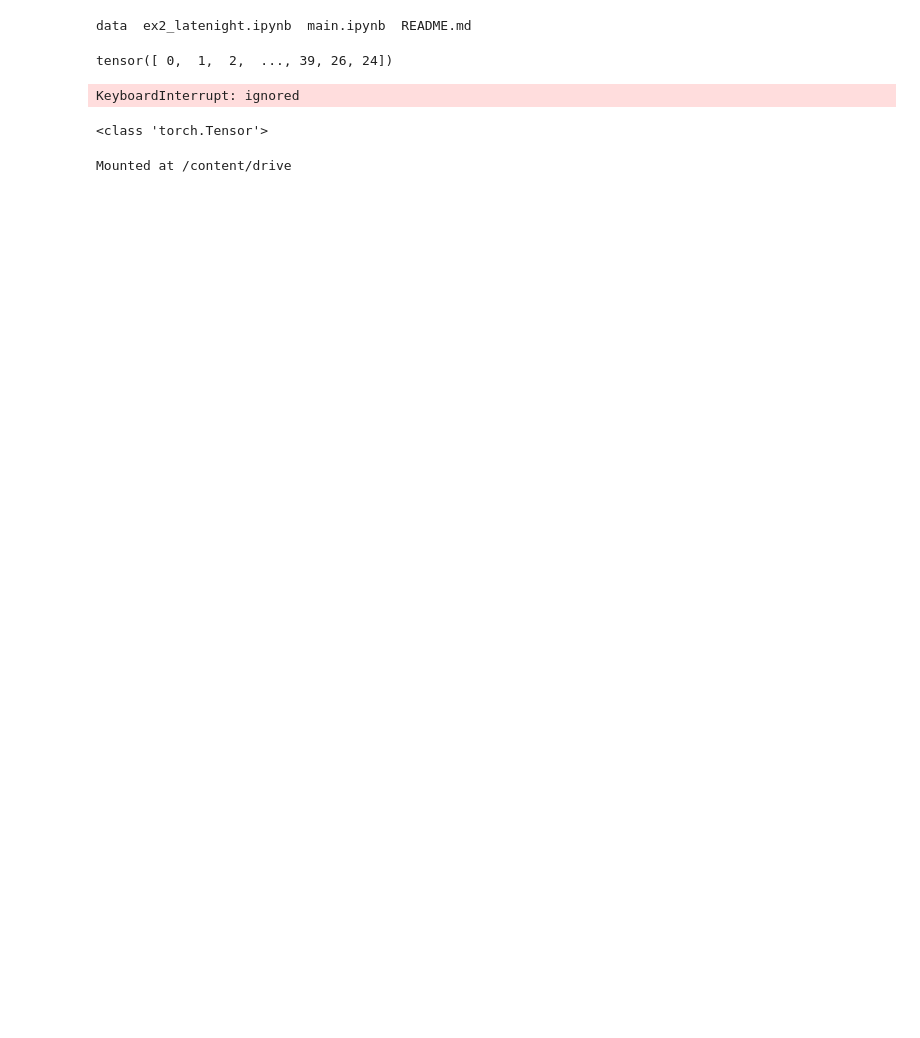
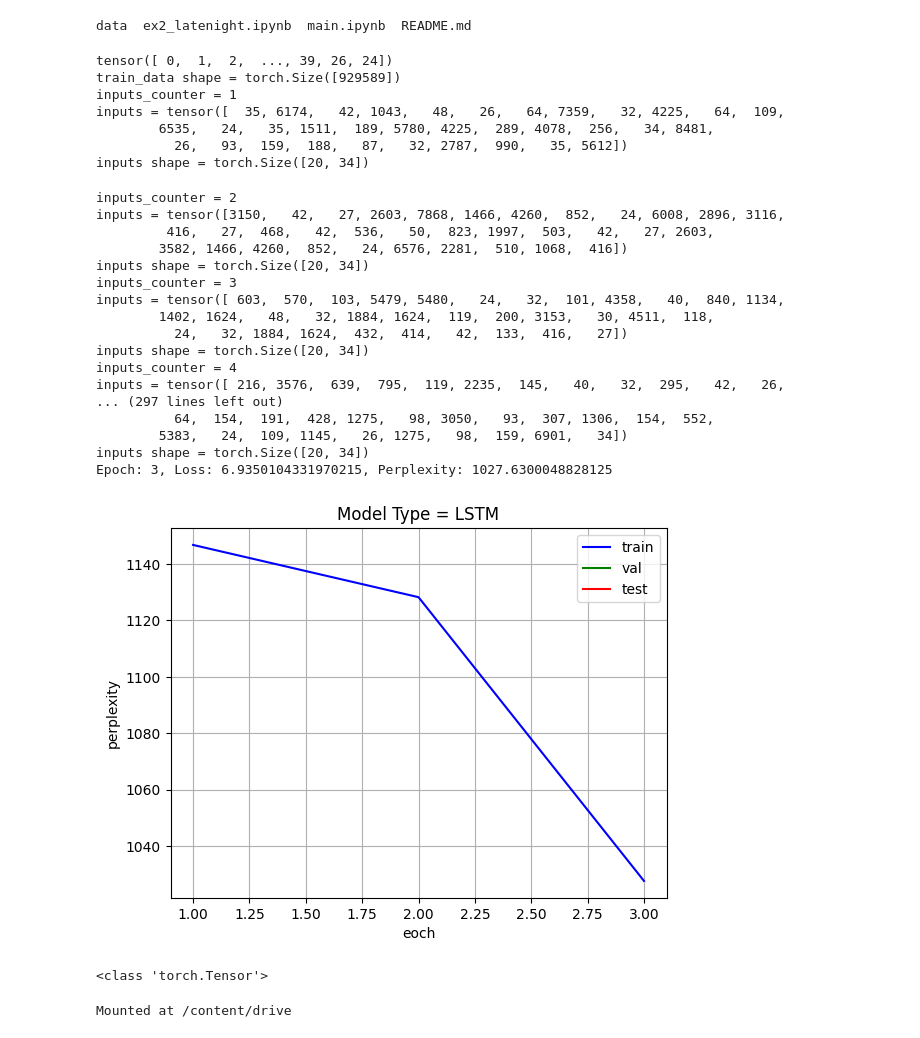
Before and after one commit to AK18k/ex2_1, a Jupyter notebook: ex2_latenight.ipynb, the cells around one changed output. Drawn from its saved outputs; the diff is of its cells as text; code cells hidden in the pictures; blank space fills up the shorter version.

```diff
--- a/ex2_latenight.ipynb
+++ b/ex2_latenight.ipynb
@@ -184,36 +184,71 @@ model = LanguageModel(vocab_size, embedding_dim, hidden_dim)
 loss_function = nn.CrossEntropyLoss()
 
 # Define an optimizer
 optimizer = optim.Adam(model.parameters(), lr=0.01)
 
 # Training loop
+print(f'train_data shape = {train_data.shape}')
 results_m = Result_Matrix('LSTM')
-for epoch in range(1):  # replace 10 with the number of epochs you want to train
+for epoch in range(3):  # replace 10 with the number of epochs you want to train
+    inputs_counter = 0
     for inputs in dataloader:
         targets = inputs[:, 1:].contiguous()
         inputs = inputs[:, :-1].contiguous()
+
+        inputs_counter = inputs_counter + 1
+        print(f'inputs_counter = {inputs_counter}')
+        print(f'inputs = {inputs[0]}')
+        print(f'inputs shape = {inputs.shape}')
 
         # Forward pass
         outputs = model(inputs)
         outputs = outputs.view(-1, outputs.size(-1))
 
         targets = targets.view(-1)
 
         loss = loss_function(outputs, targets)
 
         # Calculate perplexity
         perplexity = torch.exp(loss)
-        results_m.add_result(perplexity.detach().numpy(), 'train')
 
         # Backward pass and optimization
         optimizer.zero_grad()
         loss.backward()
         optimizer.step()
 
+        if 20 < inputs_counter:
+          break
+
+    results_m.add_result(perplexity.detach().numpy(), 'train')
     print(f"Epoch: {epoch+1}, Loss: {loss.item()}, Perplexity: {perplexity.item()}")
+
+plot_results(results_m)
 # %% [output]
 tensor([ 0,  1,  2,  ..., 39, 26, 24])
+train_data shape = torch.Size([929589])
+inputs_counter = 1
+inputs = tensor([  35, 6174,   42, 1043,   48,   26,   64, 7359,   32, 4225,   64,  109,
+        6535,   24,   35, 1511,  189, 5780, 4225,  289, 4078,  256,   34, 8481,
+          26,   93,  159,  188,   87,   32, 2787,  990,   35, 5612])
+inputs shape = torch.Size([20, 34])
-KeyboardInterrupt: ignored
+inputs_counter = 2
+inputs = tensor([3150,   42,   27, 2603, 7868, 1466, 4260,  852,   24, 6008, 2896, 3116,
+         416,   27,  468,   42,  536,   50,  823, 1997,  503,   42,   27, 2603,
+        3582, 1466, 4260,  852,   24, 6576, 2281,  510, 1068,  416])
+inputs shape = torch.Size([20, 34])
+inputs_counter = 3
+inputs = tensor([ 603,  570,  103, 5479, 5480,   24,   32,  101, 4358,   40,  840, 1134,
+        1402, 1624,   48,   32, 1884, 1624,  119,  200, 3153,   30, 4511,  118,
+          24,   32, 1884, 1624,  432,  414,   42,  133,  416,   27])
+inputs shape = torch.Size([20, 34])
+inputs_counter = 4
+inputs = tensor([ 216, 3576,  639,  795,  119, 2235,  145,   40,   32,  295,   42,   26,
+... (297 lines left out)
+          64,  154,  191,  428, 1275,   98, 3050,   93,  307, 1306,  154,  552,
+        5383,   24,  109, 1145,   26, 1275,   98,  159, 6901,   34])
+inputs shape = torch.Size([20, 34])
+Epoch: 3, Loss: 6.9350104331970215, Perplexity: 1027.6300048828125
+[figure, added]
 # %%
 print(type(data))
 # %% [output]
```
Also changed, not shown: parts of 1 cell of this notebook.
